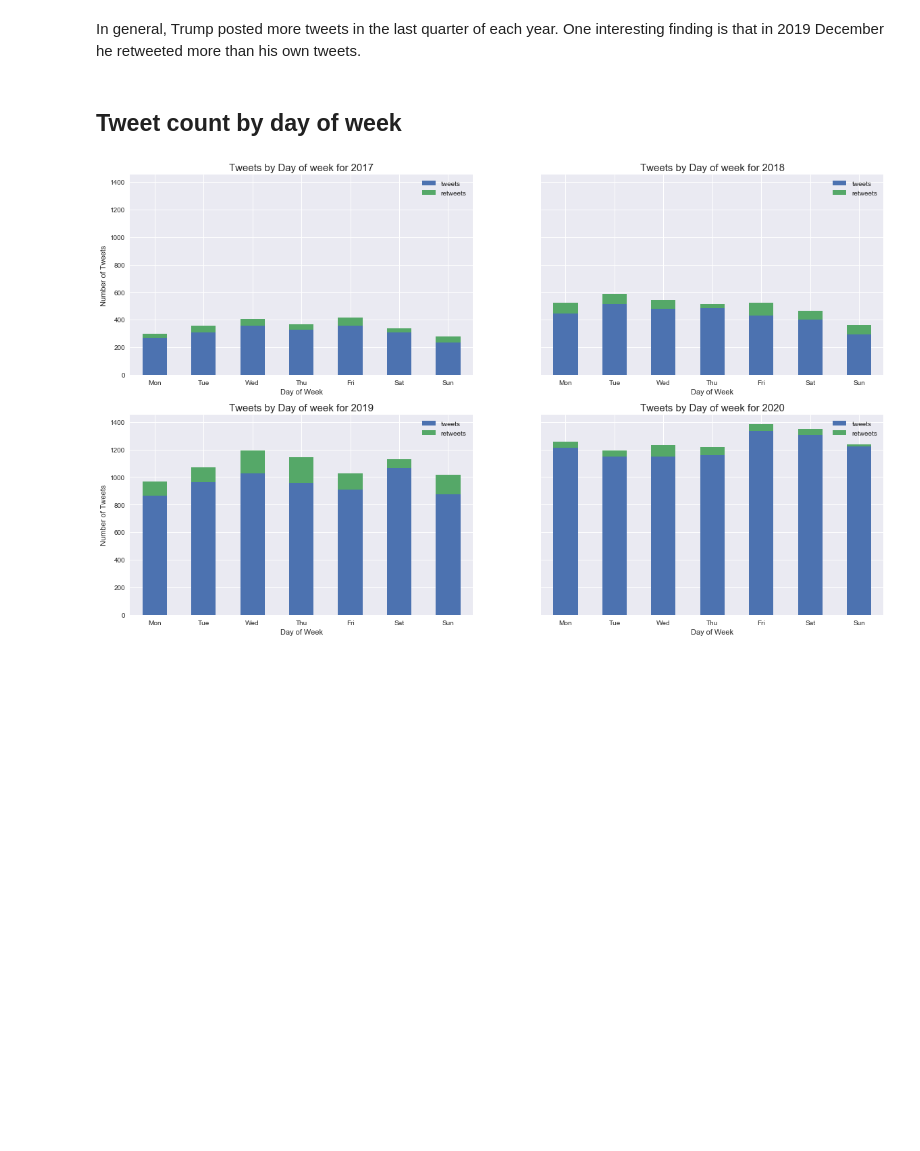
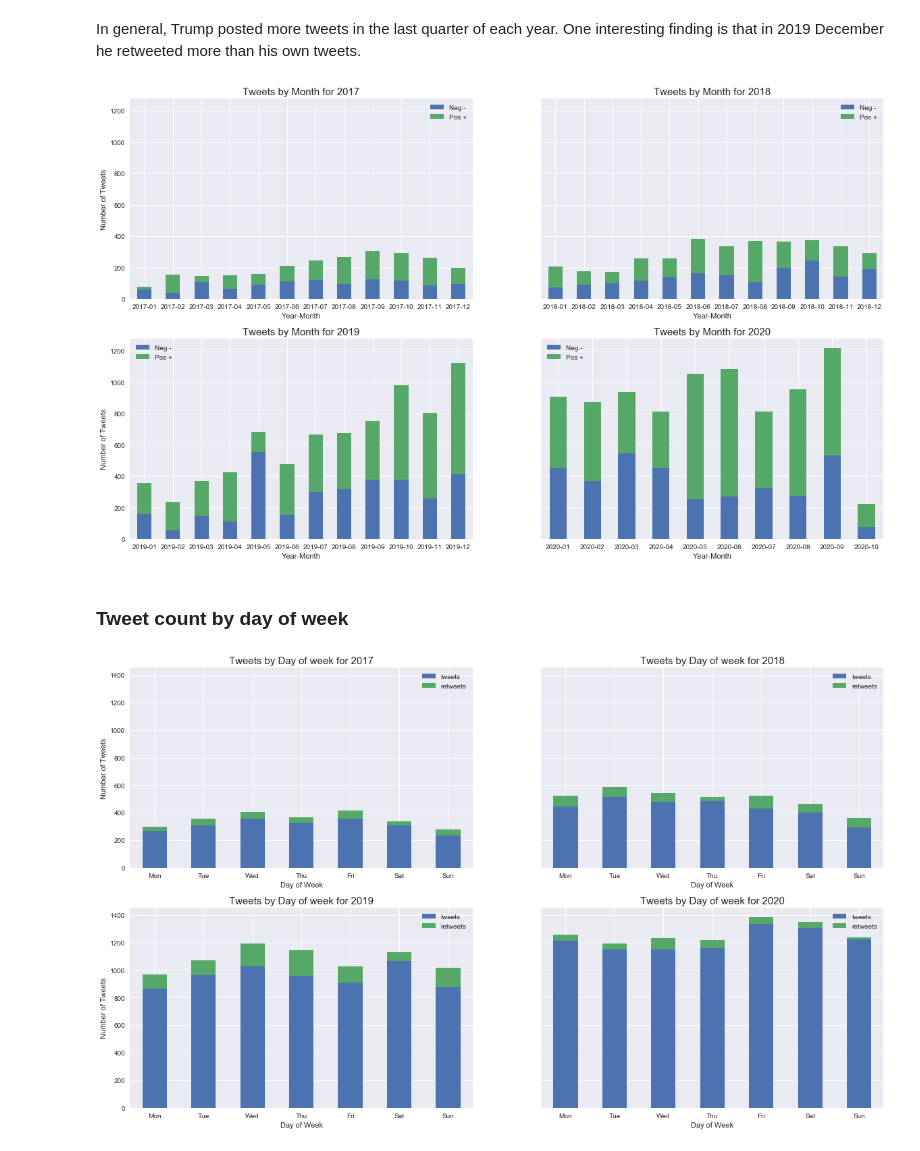
Before and after one commit to jeremytanwm/Trump_tweets_analysis, a Jupyter notebook: trump_tweet_analysis/codes/01_data_cleaning_EDA.ipynb, the cells around one changed output. Cells and saved outputs as stored; diff of their text form; code cells hidden in the pictures; blank space fills up the shorter version.

```diff
--- a/trump_tweet_analysis/codes/01_data_cleaning_EDA.ipynb
+++ b/trump_tweet_analysis/codes/01_data_cleaning_EDA.ipynb
@@ -211,8 +483,24 @@ for i, year in enumerate(np.sort(tweets["year"].unique())):
 [figure]
 # %% [markdown]
 In general, Trump posted more tweets in the last quarter of each year. One interesting finding is that in 2019 December he retweeted more than his own tweets.
+# %%
+fig, ax = plt.subplots(figsize=(20,12), nrows=2, ncols=2, sharey="all")
+ax = ax.ravel()
+
+for i, year in enumerate(np.sort(tweets["year"].unique())):
+
+    year_month = tweets[tweets["year"] == year]
+    year_month = year_month[["year_month", "text", "target"]].groupby(["year_month", "target"]).count().unstack()
+    year_month.plot(kind='bar',ax=ax[i], stacked=True)
+    ax[i].set_xlabel("Year-Month")
+    ax[i].set_xticklabels(year_month.index, rotation=0)
+    ax[i].set_ylabel("Number of Tweets")
+    ax[i].set_title(f"Tweets by Month for {year}", fontsize=15)
+    ax[i].legend(labels=["Neg -", "Pos +"])
+# %% [output]
+[figure, added]
 # %% [markdown]
-## Tweet count by day of week
+### Tweet count by day of week
 # %%
 fig, ax = plt.subplots(figsize=(20,12), nrows=2, ncols=2, sharey="all")
 ax = ax.ravel()
```
Also changed, not shown: parts of 103 cells of this notebook, 16 other files.
